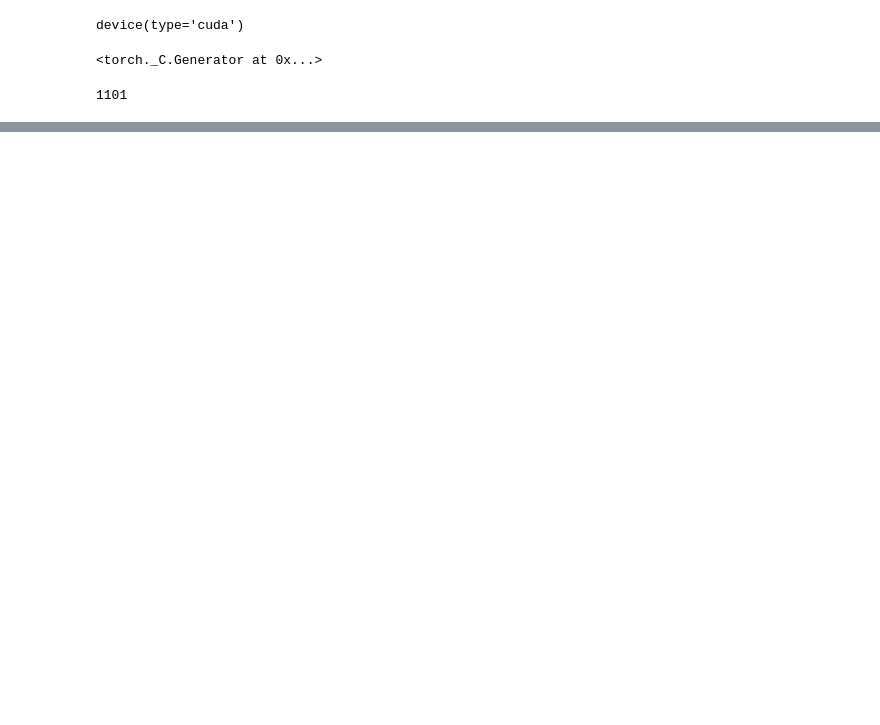
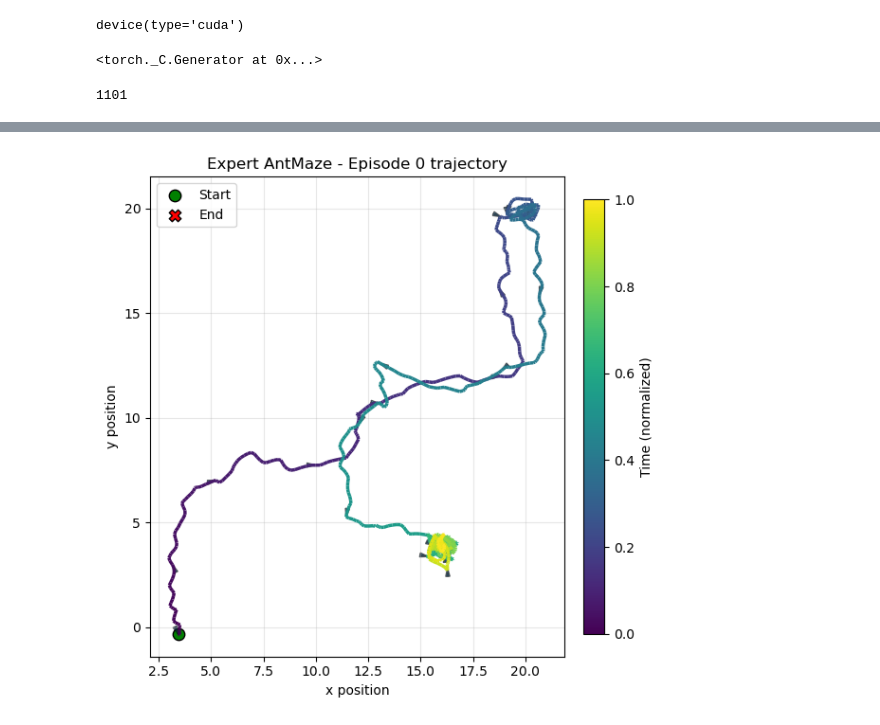
Before and after one commit to CausalAILab/Causal-RL, a Jupyter notebook: examples/imitation/test_antmaze_imitation.ipynb, the cells around one changed output, grey strips where cells are left out. Saved outputs shown, nothing was run; the diff lists cells and outputs as text; code cells hidden in the pictures; blank space fills up the shorter version.

Commit message:
position tracking

```diff
--- a/examples/imitation/test_antmaze_imitation.ipynb
+++ b/examples/imitation/test_antmaze_imitation.ipynb
@@ -145,0 +167,88 @@ sum(expert_rewards)/num_eps, sum(causal_rewards)/num_eps, sum(naive_rewards)/num
+# %%
+import numpy as np
+import matplotlib.pyplot as plt
+from matplotlib.collections import LineCollection
+from matplotlib import cm
+
+def get_episode_xy_from_records(records, episode_id: int):
+    """
+    records: list of dicts from collect_expert_trajectories(...)
+    episode_id: which episode to extract
+
+    Returns:
+        xs, ys : np.ndarray of shape (T,)
+    """
+    # Filter records for that episode, sorted by step
+    ep = [r for r in records if r['episode'] == episode_id]
+    ep = sorted(ep, key=lambda r: r['step'])
+
+    xs, ys = [], []
+    for r in ep:
+        # r['info']['hidden_obs']['P'] is a *history* list; last entry is current position
+        pos = r['obs']['P'][-1]   # shape (3,)
+        xs.append(pos[0])
+        ys.append(pos[1])
+
+    return np.array(xs), np.array(ys)
+
+def plot_ant_trajectory_xy(records, episode_id: int = 0, ax=None, title_prefix="AntMaze"):
+    """
+    Visualize the ant's 2D trajectory (x, y) for a single episode.
+
+    - Path is colored by time (early=dark, late=bright).
+    - Start and end are annotated.
+    - Small arrows show direction every few steps.
+    """
+    xs, ys = get_episode_xy_from_records(records, episode_id)
+    T = len(xs)
+
+    if ax is None:
+        fig, ax = plt.subplots(figsize=(6, 6))
+    else:
+        fig = ax.figure
+
+    # Build a colored line collection for the path
+    points = np.array([xs, ys]).T.reshape(-1, 1, 2)
+    segments = np.concatenate([points[:-1], points[1:]], axis=1)
+
+    # Time as color (0..1)
+    t_norm = np.linspace(0, 1, T-1)
+    lc = LineCollection(segments, cmap='viridis', norm=plt.Normalize(0, 1))
+    lc.set_array(t_norm)
+    lc.set_linewidth(2.5)
+    ax.add_collection(lc)
+
+    # Start and end markers
+    ax.scatter(xs[0], xs[0], alpha=0)  # dummy to keep colors aligned if needed
+    ax.scatter(xs[0], ys[0], s=80, c='green', marker='o', edgecolors='black', label='Start')
+    ax.scatter(xs[-1], ys[-1], s=80, c='red', marker='X', edgecolors='black', label='End')
+
+    # Small arrows every N steps to show direction
+    step = max(1, T // 30)  # about ~30 arrows max
+    for i in range(0, T-1, step):
+        dx = xs[i+1] - xs[i]
+        dy = ys[i+1] - ys[i]
+        ax.arrow(xs[i], ys[i], dx, dy,
+                 length_includes_head=True,
+                 head_width=0.2,
+                 head_length=0.4,
+                 alpha=0.6)
+
+    # Colorbar for time
+    cbar = fig.colorbar(lc, ax=ax, fraction=0.046, pad=0.04)
+    cbar.set_label("Time (normalized)")
+
+    ax.set_aspect('equal', 'box')
+    ax.set_xlabel("x position")
+    ax.set_ylabel("y position")
+    ax.set_title(f"{title_prefix} - Episode {episode_id} trajectory")
+    ax.grid(alpha=0.3)
+    ax.legend(loc="upper left")
+
+    plt.tight_layout()
+    return fig, ax
+
+fig, ax = plot_ant_trajectory_xy(records, episode_id=0, title_prefix="Expert AntMaze")
+plt.show()
+# %% [output]
+[figure, added]
```
Also changed, not shown: parts of 9 cells of this notebook, 1 other file.
